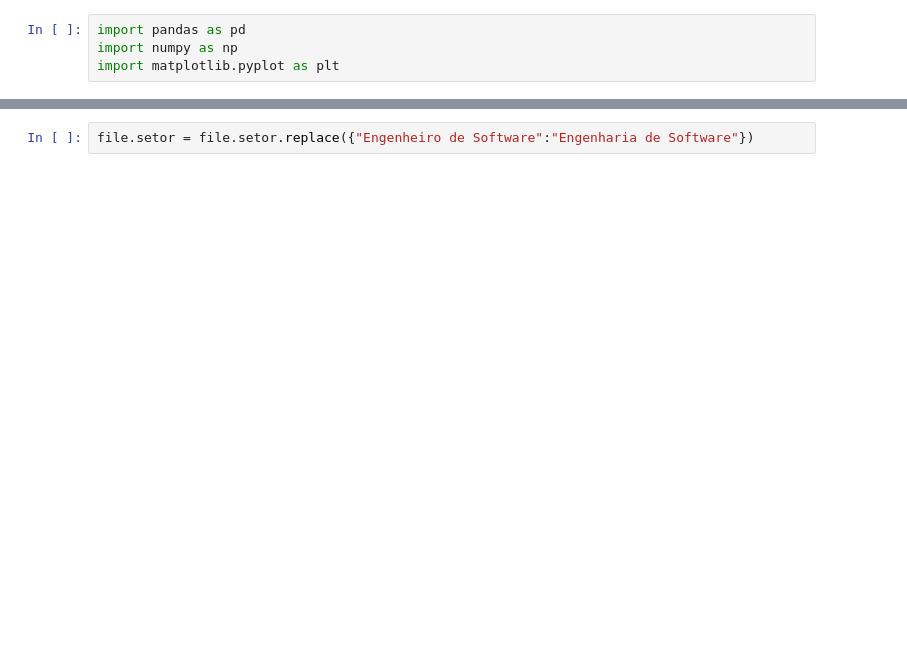
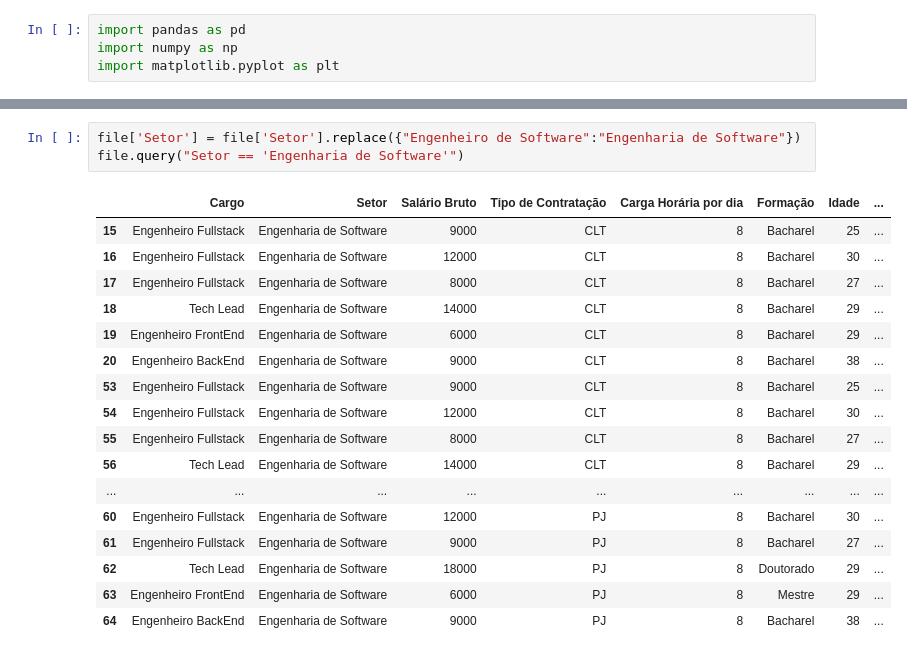
Before and after one commit to SamChrisostomo/ad-controle-financeiro-bot, a Jupyter notebook: notebooks/visualizacoes.ipynb, the cells around one changed output, grey strips where cells are left out. Cells and saved outputs as stored; diff of their text form; blank space fills up the shorter version.

```diff
--- a/notebooks/visualizacoes.ipynb
+++ b/notebooks/visualizacoes.ipynb
@@ -17,3 +16,22 @@ file.head()
 # %%
-file.setor = file.setor.replace({"Engenheiro de Software":"Engenharia de Software"})
+file['Setor'] = file['Setor'].replace({"Engenheiro de Software":"Engenharia de Software"})
+file.query("Setor == 'Engenharia de Software'")
+# %% [output]
+|  | Cargo | Setor | Salário Bruto | Tipo de Contratação | Carga Horária por dia | Formação | Idade | ... |
+| 15 | Engenheiro Fullstack | Engenharia de Software | 9000 | CLT | 8 | Bacharel | 25 | ... |
+| 16 | Engenheiro Fullstack | Engenharia de Software | 12000 | CLT | 8 | Bacharel | 30 | ... |
+| 17 | Engenheiro Fullstack | Engenharia de Software | 8000 | CLT | 8 | Bacharel | 27 | ... |
+| 18 | Tech Lead | Engenharia de Software | 14000 | CLT | 8 | Bacharel | 29 | ... |
+| 19 | Engenheiro FrontEnd | Engenharia de Software | 6000 | CLT | 8 | Bacharel | 29 | ... |
+| 20 | Engenheiro BackEnd | Engenharia de Software | 9000 | CLT | 8 | Bacharel | 38 | ... |
+| 53 | Engenheiro Fullstack | Engenharia de Software | 9000 | CLT | 8 | Bacharel | 25 | ... |
+| 54 | Engenheiro Fullstack | Engenharia de Software | 12000 | CLT | 8 | Bacharel | 30 | ... |
+| 55 | Engenheiro Fullstack | Engenharia de Software | 8000 | CLT | 8 | Bacharel | 27 | ... |
+| 56 | Tech Lead | Engenharia de Software | 14000 | CLT | 8 | Bacharel | 29 | ... |
+| ... | ... | ... | ... | ... | ... | ... | ... | ... |
+| 60 | Engenheiro Fullstack | Engenharia de Software | 12000 | PJ | 8 | Bacharel | 30 | ... |
+| 61 | Engenheiro Fullstack | Engenharia de Software | 9000 | PJ | 8 | Bacharel | 27 | ... |
+| 62 | Tech Lead | Engenharia de Software | 18000 | PJ | 8 | Doutorado | 29 | ... |
+| 63 | Engenheiro FrontEnd | Engenharia de Software | 6000 | PJ | 8 | Mestre | 29 | ... |
+| 64 | Engenheiro BackEnd | Engenharia de Software | 9000 | PJ | 8 | Bacharel | 38 | ... |
 # %%
```
Also changed, not shown: parts of 5 cells of this notebook, 1 other file.
